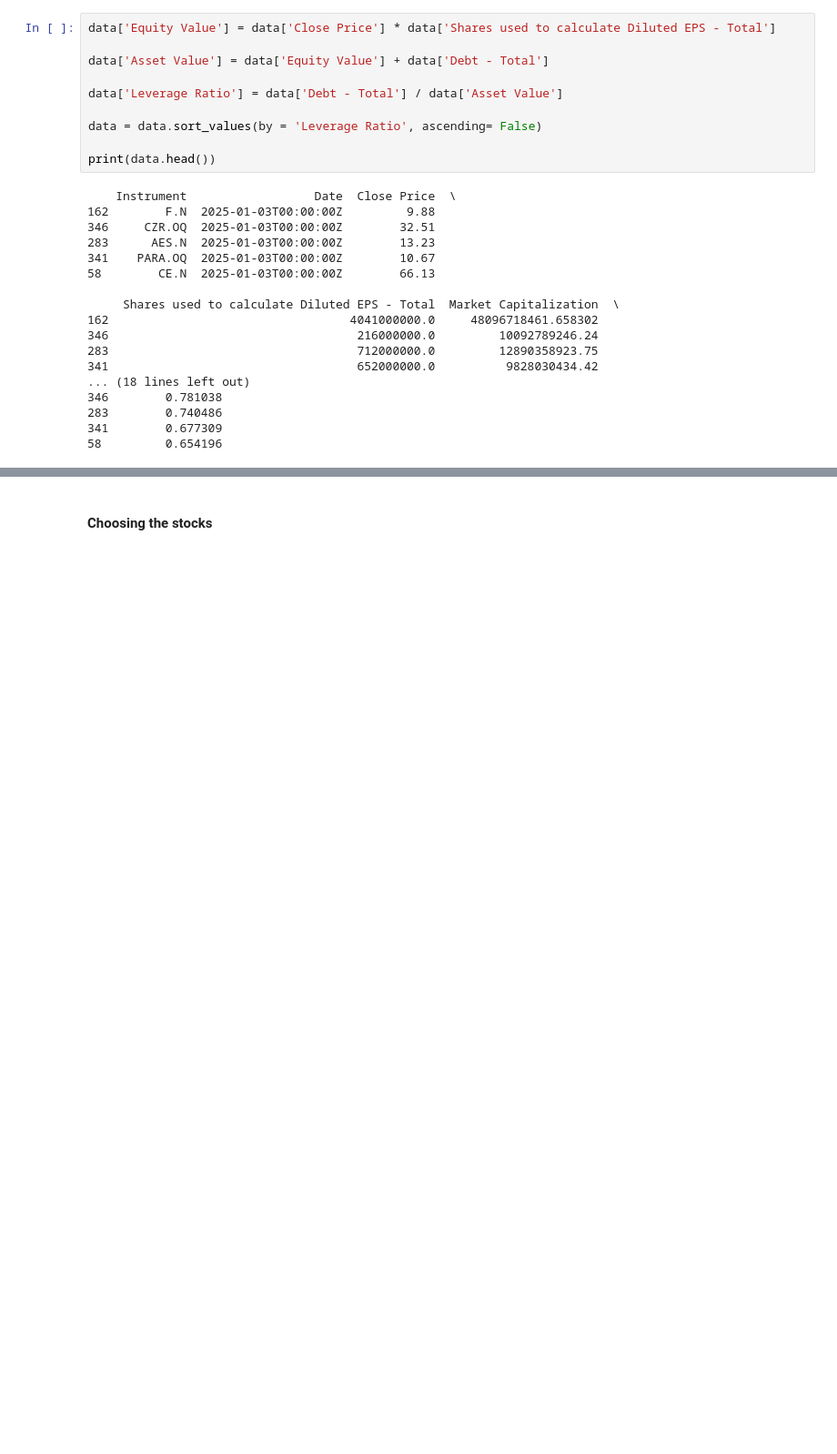
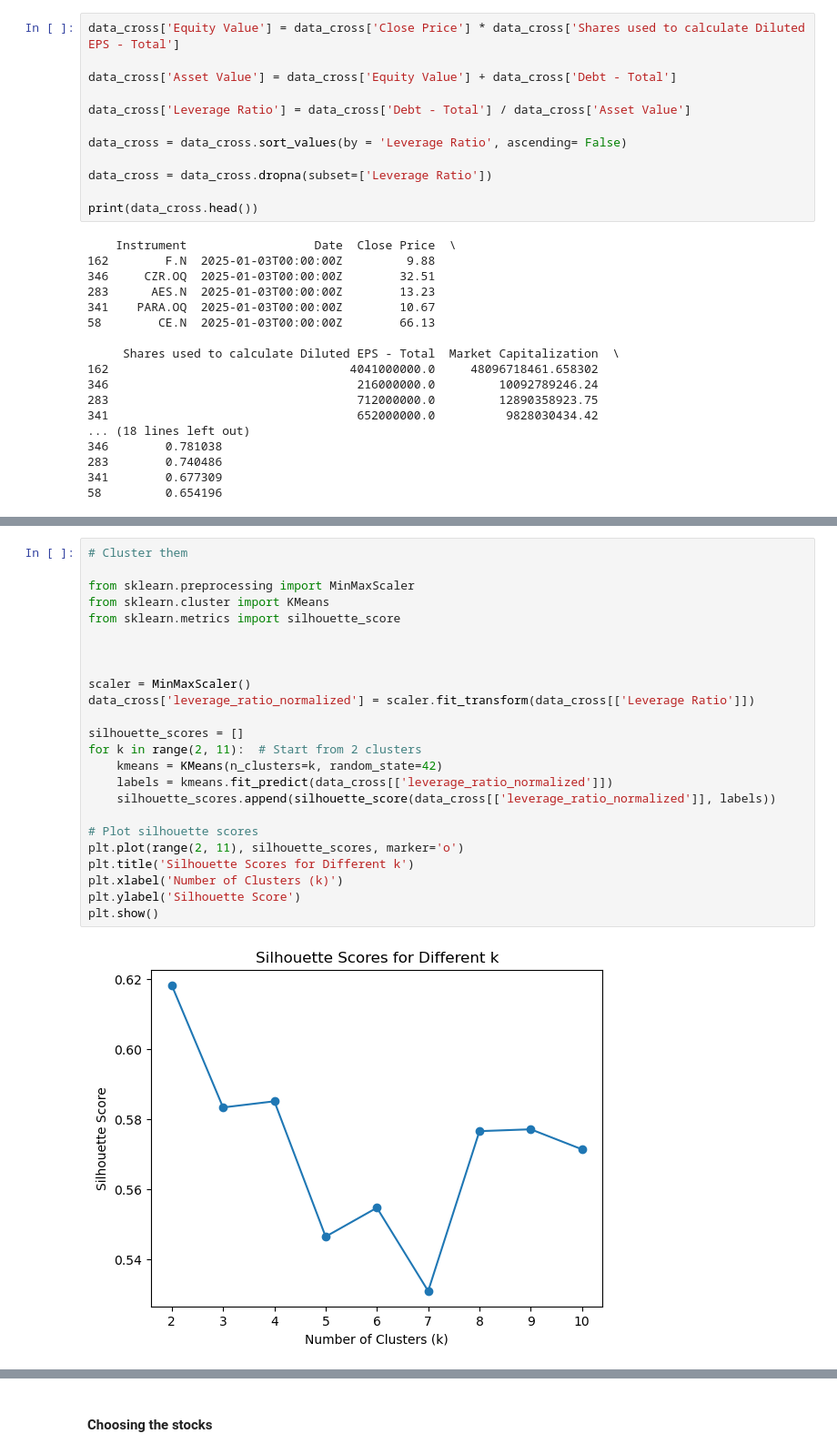
Before and after one commit to francescomazzolin/stochastic-finance-project, a Jupyter notebook: main.ipynb, the cells around one changed output, grey strips where cells are left out. Shown at 91% size. Cells and saved outputs as stored; diff of their text form; blank space fills up the shorter version.

Commit message:
added graphs for analysis of probability of default

```diff
--- a/main.ipynb
+++ b/main.ipynb
@@ -69,13 +69,15 @@ Removed 68 companies
 # %%
-data['Equity Value'] = data['Close Price'] * data['Shares used to calculate Diluted EPS - Total']
+data_cross['Equity Value'] = data_cross['Close Price'] * data_cross['Shares used to calculate Diluted EPS - Total']
 
-data['Asset Value'] = data['Equity Value'] + data['Debt - Total']
+data_cross['Asset Value'] = data_cross['Equity Value'] + data_cross['Debt - Total']
 
-data['Leverage Ratio'] = data['Debt - Total'] / data['Asset Value']
+data_cross['Leverage Ratio'] = data_cross['Debt - Total'] / data_cross['Asset Value']
 
-data = data.sort_values(by = 'Leverage Ratio', ascending= False)
+data_cross = data_cross.sort_values(by = 'Leverage Ratio', ascending= False)
 
-print(data.head())
+data_cross = data_cross.dropna(subset=['Leverage Ratio'])
+
+print(data_cross.head())
 # %% [output]
     Instrument                  Date  Close Price  \
 162        F.N  2025-01-03T00:00:00Z         9.88
@@ -113,0 +118,26 @@ print(data[['Company Common Name', 'Leverage Ratio']].head(100))
+# %%
+# Cluster them
+
+from sklearn.preprocessing import MinMaxScaler
+from sklearn.cluster import KMeans
+from sklearn.metrics import silhouette_score
+
+
+
+scaler = MinMaxScaler()
+data_cross['leverage_ratio_normalized'] = scaler.fit_transform(data_cross[['Leverage Ratio']])
+
+silhouette_scores = []
+for k in range(2, 11):  # Start from 2 clusters
+    kmeans = KMeans(n_clusters=k, random_state=42)
+    labels = kmeans.fit_predict(data_cross[['leverage_ratio_normalized']])
+    silhouette_scores.append(silhouette_score(data_cross[['leverage_ratio_normalized']], labels))
+
+# Plot silhouette scores
+plt.plot(range(2, 11), silhouette_scores, marker='o')
+plt.title('Silhouette Scores for Different k')
+plt.xlabel('Number of Clusters (k)')
+plt.ylabel('Silhouette Score')
+plt.show()
+# %% [output]
+[figure, added]
```
Also changed, not shown: parts of 22 cells of this notebook.
